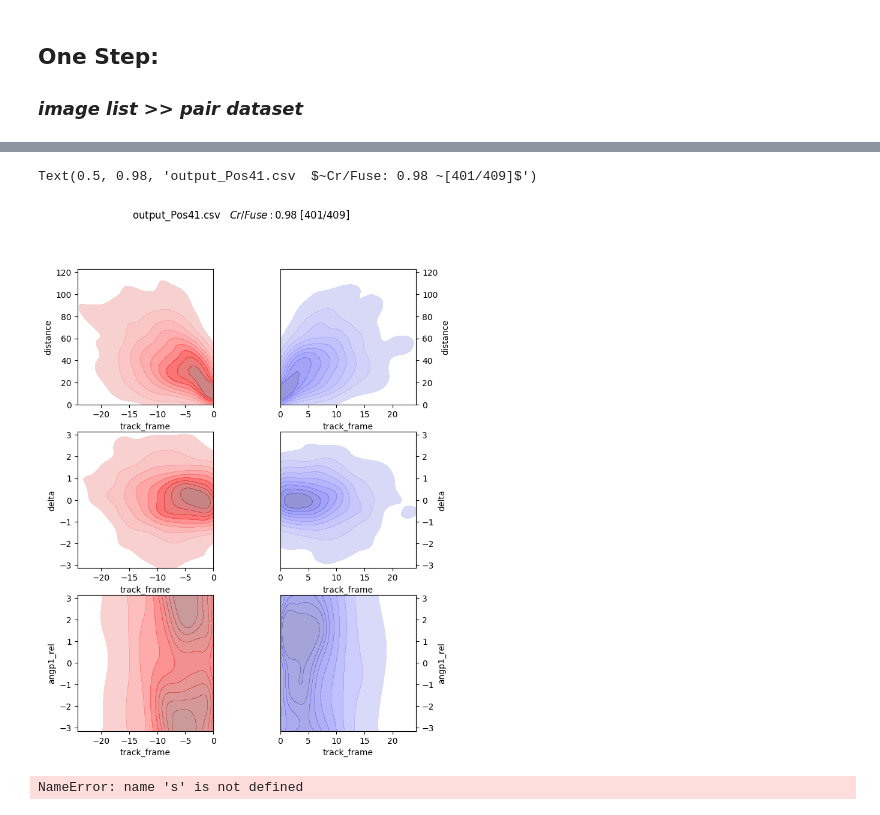
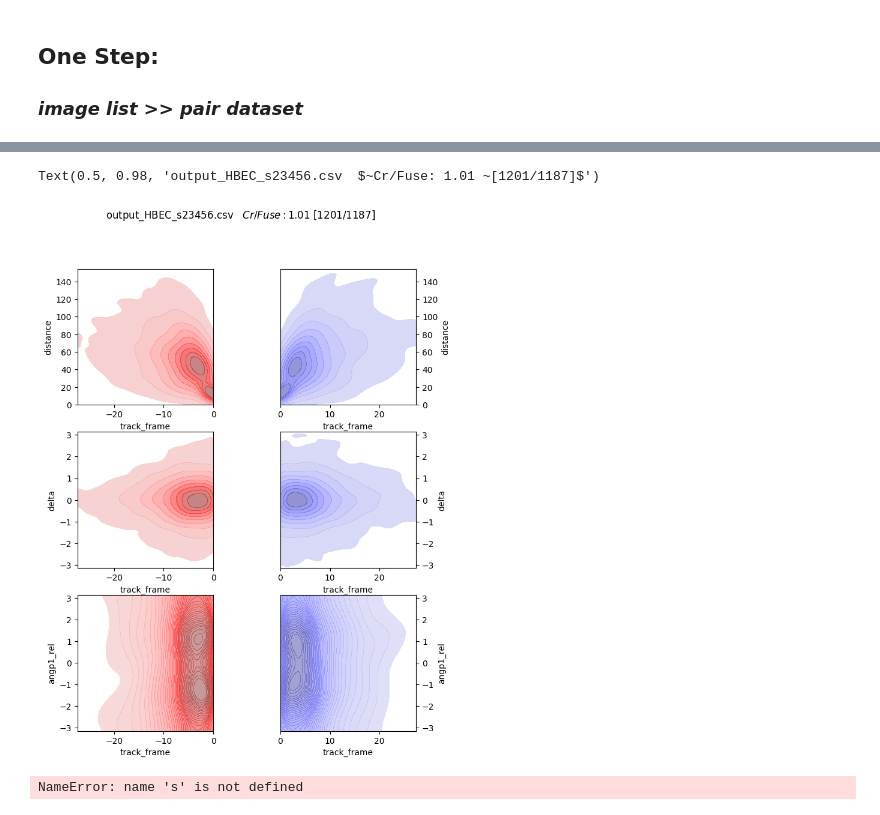
Before and after one commit to viciya/nematics, a Jupyter notebook: nematics/journals/pipeline_defect_pair_fusion_creation.ipynb, the cells around one changed output, grey strips where cells are left out. Drawn from its saved outputs; the diff is of its cells as text; code cells hidden in the pictures.

```diff
--- a/nematics/journals/pipeline_defect_pair_fusion_creation.ipynb
+++ b/nematics/journals/pipeline_defect_pair_fusion_creation.ipynb
@@ -175,8 +150,8 @@ Output: None
 # output_csv = r"C:\Users\victo\OneDrive - BGU\DATA\Hacat\6 Wells _5x_15min\_1\Nematics\output_Pos9.csv"; dist_thres=11
 # output_csv = r"E:\C2C12 and RPE in 6 well\15min5x\_1\Nematics\output_C2C12.csv"; dist_thres=25
 # output_csv = r"E:\C2C12 and RPE in 6 well\15min5x\_1\Nematics\output_RPE.csv"; dist_thres=25
-output_csv = r"C:\Users\victo\OneDrive - BGU\DATA\HT1080\HT1080_5x_5_min_24_well_media_DMSO_C3\_2\Nematics\output_Pos41.csv"; dist_thres=5
-# output_csv = r"C:\Users\victo\OneDrive - BGU\Dov\output_HBEC_s23456.csv"; dist_thres=15
+# output_csv = r"C:\Users\victo\OneDrive - BGU\DATA\HT1080\HT1080_5x_5_min_24_well_media_DMSO_C3\_2\Nematics\output_Pos41.csv"; dist_thres=11
+output_csv = r"C:\Users\victo\OneDrive - BGU\Dov\output_HBEC_s23456.csv"; dist_thres=15
 # output_csv = r"C:\Users\victo\OneDrive - BGU\Dov\output_bacteria6_all.csv"; dist_thres=12
 # output_csv = r"C:\Users\victo\Downloads\Nematics\output_ecoli.csv"; dist_thres=10
 # output_csv = r"C:\Users\victo\Downloads\Nematics\output_tubulin.csv"; dist_thres=25
@@ -310,7 +340,7 @@ for label, ax_set in zip(["fusion","creation"], [(ax1,ax3,ax5), (ax2,ax4,ax6)]):
     angp1_rel = expand_3fold_angles(distance_in_time, col_value="angp1_rel", col_condition="angp1_rel")
     track_frame = expand_3fold_angles(distance_in_time, col_value="track_frame", col_condition="angp1_rel")
     df_3fold = pd.DataFrame({"angp1_rel": angp1_rel, "track_frame": track_frame})
-    sns.kdeplot(data=df_3fold, x="track_frame", y="angp1_rel", ax=ax_set[2], levels=levels, color=color, alpha=.5, fill=True,cbar=cbar)
+    sns.kdeplot(data=df_3fold, x="track_frame", y="angp1_rel", ax=ax_set[2], levels=int(4*levels), color=color, alpha=.5, fill=True,cbar=cbar)
 
     if label=="fusion":
         [ax.set_box_aspect(1) for ax in ax_set]
@@ -324,35 +354,35 @@ for label, ax_set in zip(["fusion","creation"], [(ax1,ax3,ax5), (ax2,ax4,ax6)]):
         # ax_set[0].set_xlim([0,trange])
         ax_set[0].set_ylim([0,xrange])
 
     ax_set[1].set_ylim([-np.pi, np.pi])
     [ax.set_ylim([-np.pi, np.pi]) for ax in ax_set[1:]]
     # ax_set[2].set_ylim([-180, 180]); ax_set[2].set_yticks(np.arange(-180, 190, 60))
 
 
 # for ax,color,df in zip([ax1, ax2], ["red","blue",], [df_fuse, df_cr]):
 #     # df_ = plot_rolling_average(df, ax, "distance", "track_frame", win=win, show=show, color=color, avfunc=np.mean, stdfunc=np.std)
 #     # if not show:
 #     #     ax.plot(df_.track_frame, df_.distance_ave, color, linewidth=3, alpha=.6)
 #     #     # ax.fill_between(df_.track_frame,
 #     #     #                 (df_.distance_ave-df_.distance_std),
 #     #     #                 (df_.distance_ave+df_.distance_std),
 #     #     #                 color=color, alpha=.2)
 
 
 #     df = df.sort_values('track_frame')
 #     # Apply LOWESS smoothing
 #     lowess = sm.nonparametric.lowess
 #     smoothed = lowess(df['distance'], df['track_frame'], frac=1./6.)  # Adjust frac for smoothing level
 #     # Create a new DataFrame for the smoothed values
 #     smoothed_df = pd.DataFrame(smoothed, columns=['track_frame', 'smoothed_distance'])
 #     ax.plot(smoothed_df['track_frame'], smoothed_df['smoothed_distance'], color=color, alpha=.6, linewidth=3, label='Smoothed Distance')
 
 fig.suptitle("%s  $~Cr/Fuse: %.4s ~[%.4s/%.4s]$" % (os.path.basename(output_csv), cr_n/fuse_n, cr_n, fuse_n), fontsize=12)
 # fig.savefig(r"C:\Users\victo\OneDrive - BGU\BEER\DefectInter paper\Images\bacteria_phase.svg")
 # fig.savefig(r"C:\Users\victo\OneDrive - BGU\BEER\DefectInter paper\Images\HBEC_phase.svg")
 # %% [output]
-Text(0.5, 0.98, 'output_Pos41.csv  $~Cr/Fuse: 0.98 ~[401/409]$')
+Text(0.5, 0.98, 'output_HBEC_s23456.csv  $~Cr/Fuse: 1.01 ~[1201/1187]$')
-[figure, old version]
+[figure, new version]
 # %%
 s
 # %% [output]
```
Also changed, not shown: parts of 10 cells of this notebook, 1 other file.
